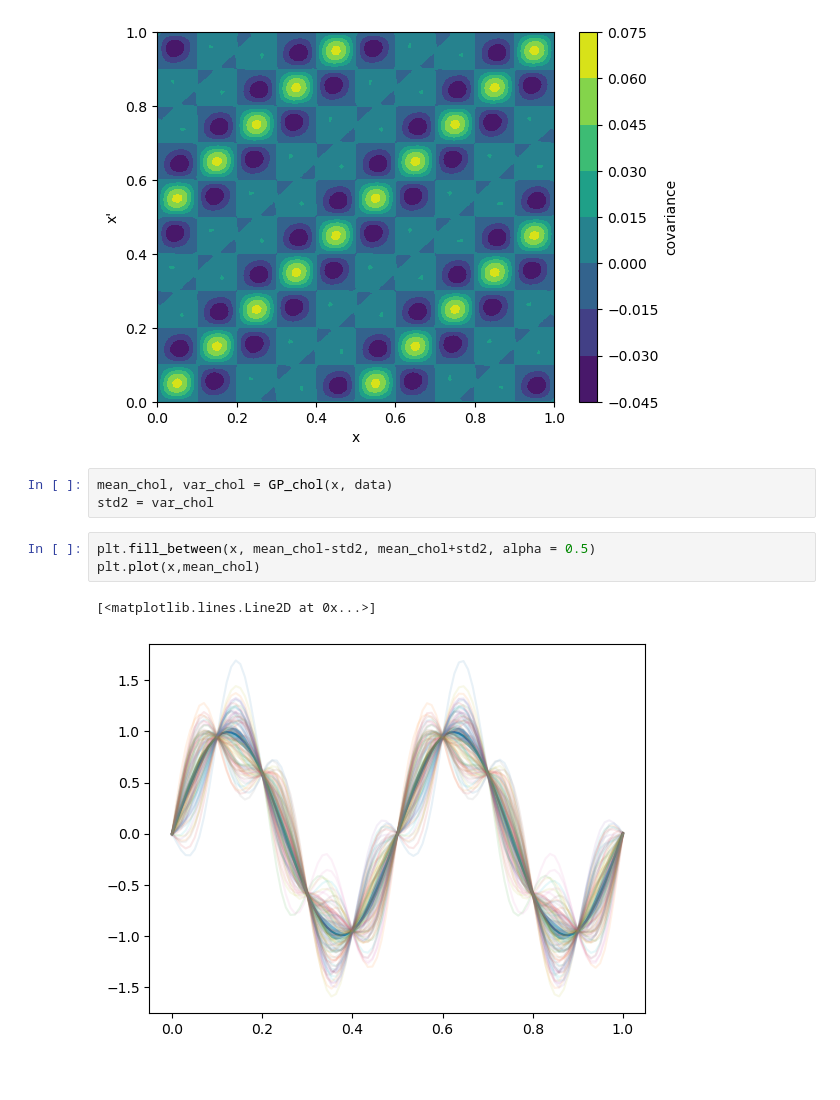
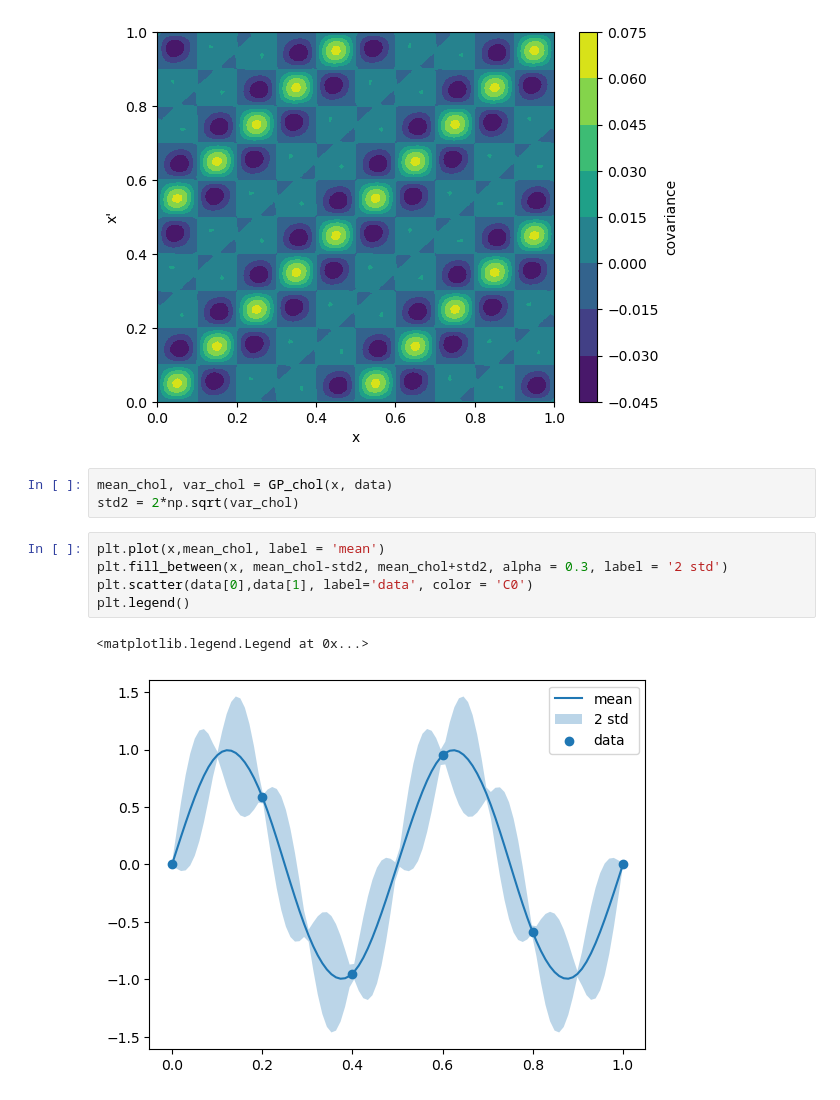
Before and after one commit to NiklasSchaaf/UQ_2023, a Jupyter notebook: homework_11/hw11_nik.ipynb, the cells around one changed output. Saved outputs shown, nothing was run; the diff lists cells and outputs as text.

```diff
--- a/homework_11/hw11_nik.ipynb
+++ b/homework_11/hw11_nik.ipynb
@@ -111,10 +111,12 @@ Text(0, 0.5, "x'")
 [figure]
 # %%
 mean_chol, var_chol = GP_chol(x, data)
-std2 = var_chol
+std2 = 2*np.sqrt(var_chol)
-# %%
-plt.fill_between(x, mean_chol-std2, mean_chol+std2, alpha = 0.5)
-plt.plot(x,mean_chol)
-# %% [output]
-[<matplotlib.lines.Line2D at 0x...>]
-[figure, removed]
+# %%
+plt.plot(x,mean_chol, label = 'mean')
+plt.fill_between(x, mean_chol-std2, mean_chol+std2, alpha = 0.3, label = '2 std')
+plt.scatter(data[0],data[1], label='data', color = 'C0')
+plt.legend()
+# %% [output]
+<matplotlib.legend.Legend at 0x...>
+[figure, added]
```
Also changed, not shown: parts of 2 cells of this notebook.
